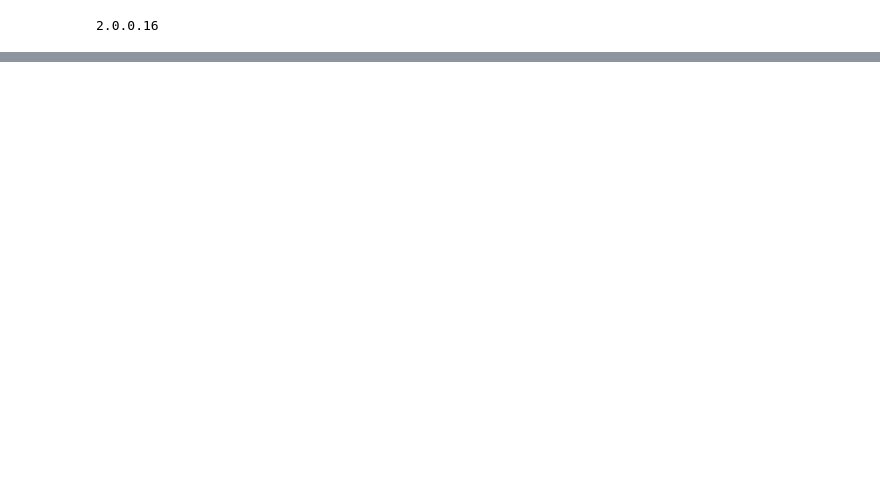
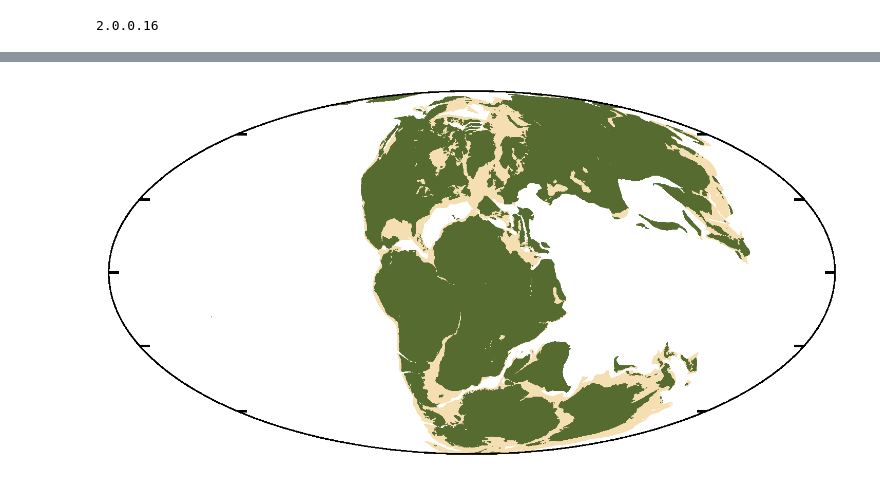
Before and after one commit to siwill22/GPlatesReconstructionModel, a Jupyter notebook: test_ReconstructionPlot.ipynb, the cells around one changed output, grey strips where cells are left out. Saved outputs shown, nothing was run; the diff lists cells and outputs as text; code cells hidden in the pictures; blank space fills up the shorter version.

```diff
--- a/test_ReconstructionPlot.ipynb
+++ b/test_ReconstructionPlot.ipynb
@@ -40,0 +40,6 @@ Image(gmt_r.image_file)
+# %%
+gmt_r.plot_snapshot(150,layers=['coastlines','continents'])
+
+Image(gmt_r.image_file)
+# %% [output]
+[figure, added]
```
Also changed, not shown: parts of 2 cells of this notebook, 1 other file.
